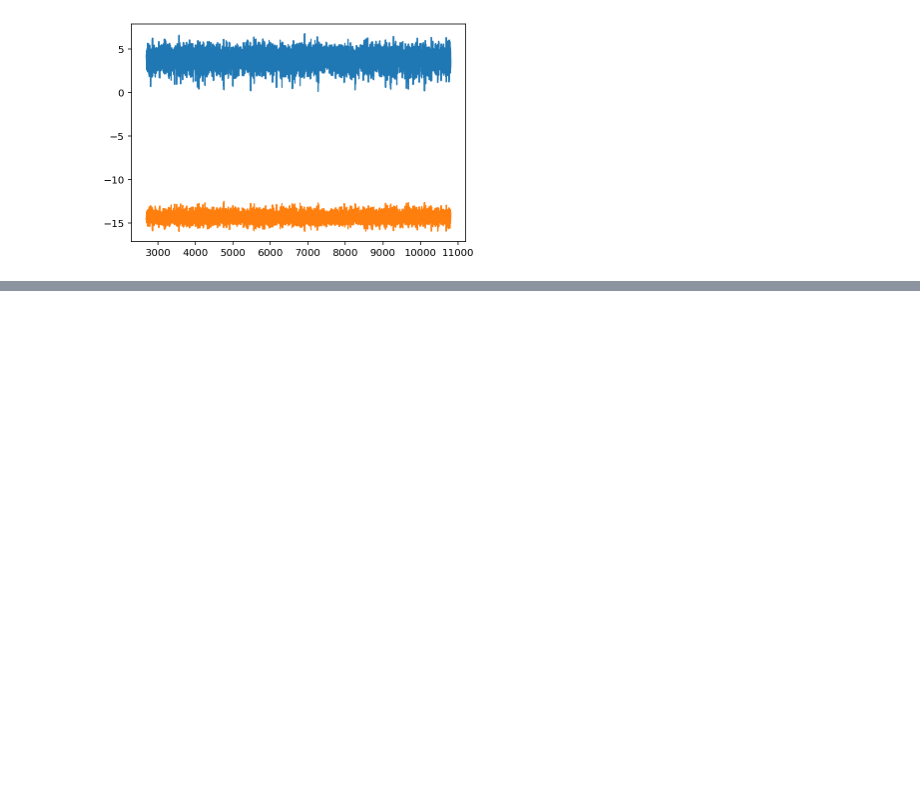
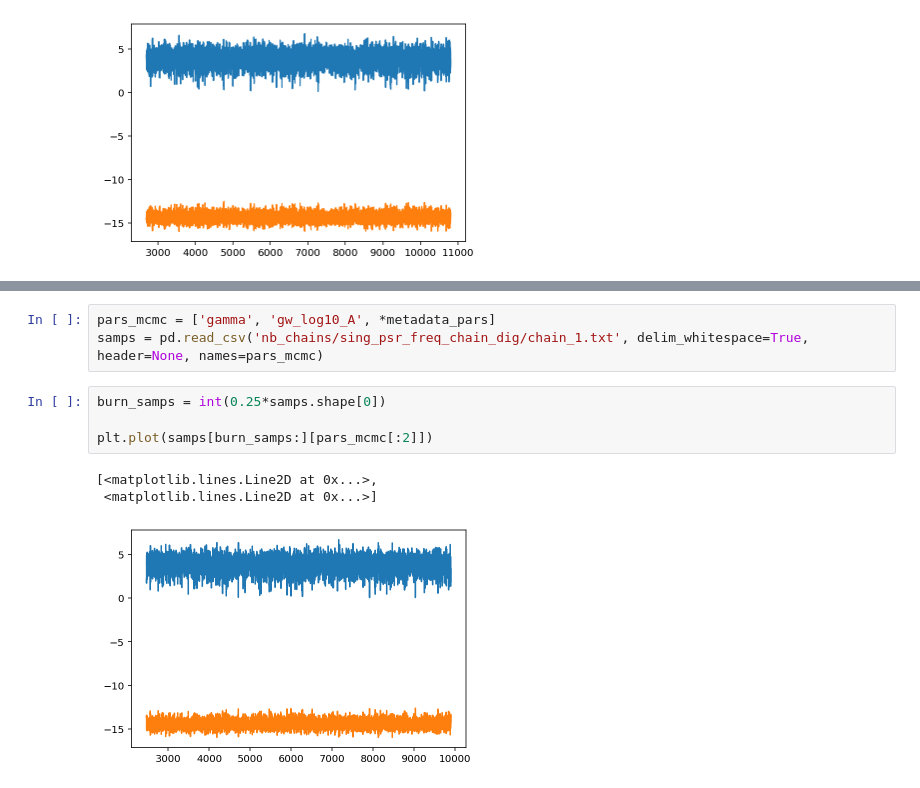
Before and after one commit to astrolamb/single_pulsar_analysis, a Jupyter notebook: single_pulsars_general.ipynb, the cells around one changed output, grey strips where cells are left out. Drawn from its saved outputs; the diff is of its cells as text; blank space fills up the shorter version.

```diff
--- a/single_pulsars_general.ipynb
+++ b/single_pulsars_general.ipynb
@@ -149,0 +220,11 @@ pdf = hist[idx]
+# %%
+pars_mcmc = ['gamma', 'gw_log10_A', *metadata_pars]
+samps = pd.read_csv('nb_chains/sing_psr_freq_chain_dig/chain_1.txt', delim_whitespace=True, header=None, names=pars_mcmc)
+# %%
+burn_samps = int(0.25*samps.shape[0])
+
+plt.plot(samps[burn_samps:][pars_mcmc[:2]])
+# %% [output]
+[<matplotlib.lines.Line2D at 0x...>,
+ <matplotlib.lines.Line2D at 0x...>]
+[figure, added]
```
Also changed, not shown: parts of 8 cells of this notebook, 1 other file.
